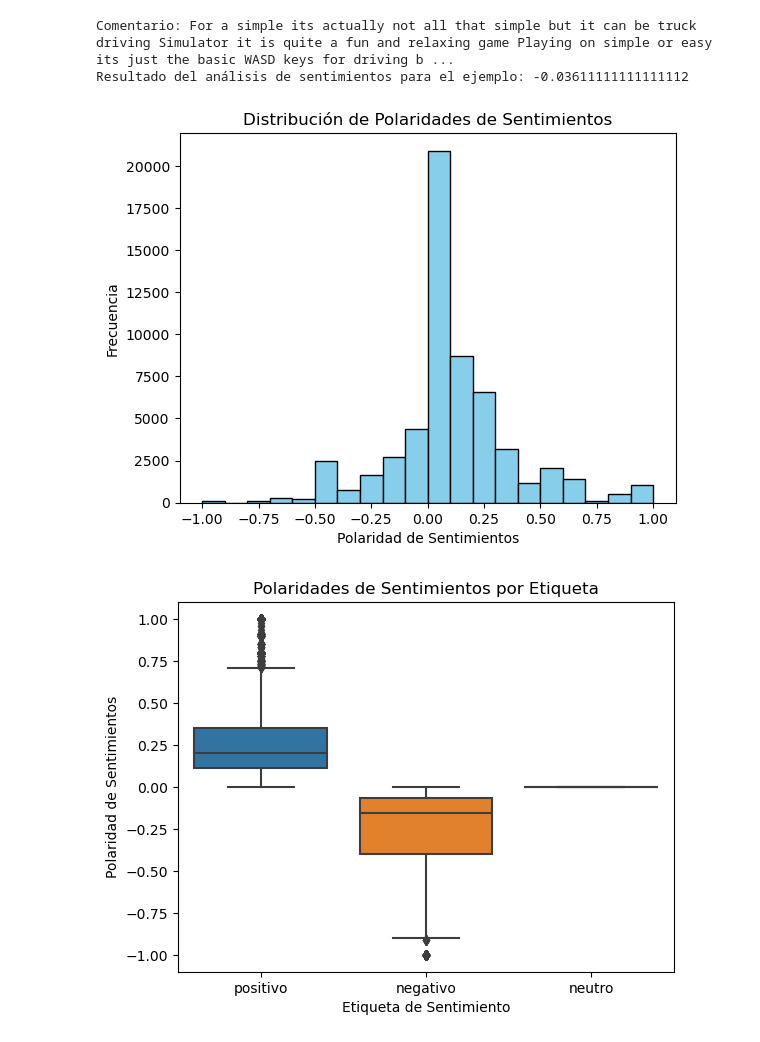
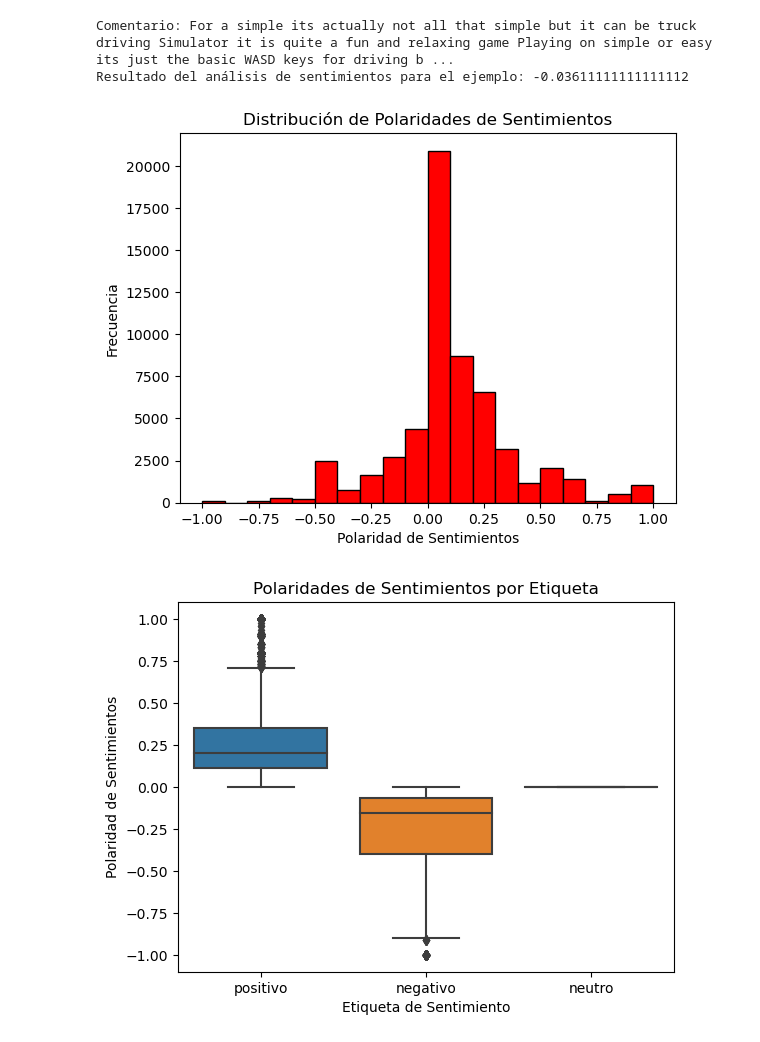
Before and after one commit to KamusDroid/Steam_PI, a Jupyter notebook: ETL.ipynb, the cells around one changed output. Cells and saved outputs as stored; diff of their text form; code cells hidden in the pictures.

```diff
--- a/ETL.ipynb
+++ b/ETL.ipynb
@@ -1003,11 +1017,11 @@ Resultado del análisis de sentimientos para el ejemplo: -0.03611111111111112
 # %%
 import matplotlib.pyplot as plt
 
-plt.hist(ureviews["sentimientos"], bins=20, color='skyblue', edgecolor='black')
+plt.hist(ureviews["sentimientos"], bins=20, color='red', edgecolor='black')
 plt.title('Distribución de Polaridades de Sentimientos')
 plt.xlabel('Polaridad de Sentimientos')
 plt.ylabel('Frecuencia')
 plt.show()
 # %% [output]
-[figure, old version]
+[figure, new version]
 # %%
```
Also changed, not shown: parts of 56 cells of this notebook, 14 other files.
